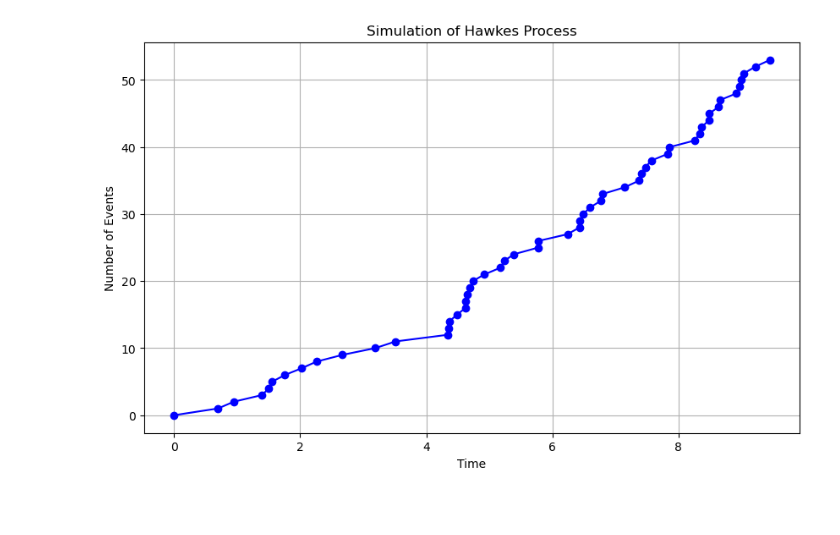
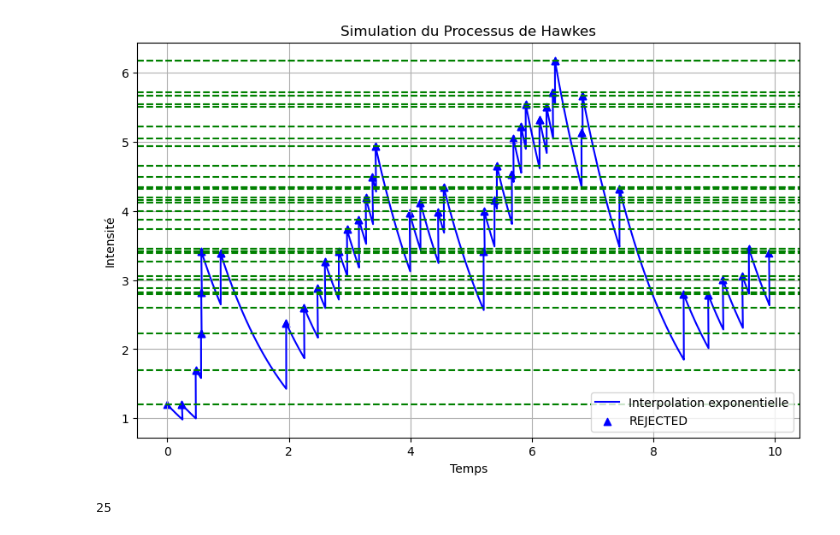
Before and after one commit to achillepmmr/Hawkes, a Jupyter notebook: HawkesNotebook.ipynb, the cells around one changed output. Cells and saved outputs as stored; diff of their text form; code cells hidden in the pictures; blank space fills up the shorter version.

```diff
--- a/HawkesNotebook.ipynb
+++ b/HawkesNotebook.ipynb
@@ -20,6 +20,7 @@ def sim_Hawkes(mu, alpha, beta, T):
     n = 0
     times = [0]
     events_count = [0]
+    intensity_hawkes =[mu]
 
     while s < T:
         lambda_bar = intensity(s, t, alpha, beta, mu)
@@ -33,28 +34,71 @@ def sim_Hawkes(mu, alpha, beta, T):
             t.append(s)
             times.append(s)
             events_count.append(n)
+            intensity_hawkes.append(lambda_s)
 
     if t[-1] <= T:
-        return times, events_count
+        return times, events_count, intensity_hawkes
     else:
-        return times[:-1], events_count[:-1]
+        return times[:-1], events_count[:-1], intensity_hawkes[:-1]
 # %%
 # Paramètres d'exemple
 mu = 1.2
 alpha = 0.6
 beta = 0.8
 T = 10
 
 # Simulation du processus de Hawkes
-times, events_count = sim_Hawkes(mu, alpha, beta, T)
+times, events_count, intensity_hawkes = sim_Hawkes(mu, alpha, beta, T)
 
-# Tracé du nombre d'événements en fonction du temps
+# Interpolation exponentielle décroissante entre les points de données
+interpolated_intensity = []
+interpolated_times = []
+intensity_s_values = []
+intensity_s_next_values = []
+
+max_intensity_per_interval = []
+intensity_prev = []
+for i in range(len(times) - 1):
+    max_intensity_per_interval.append(max(intensity_hawkes[i], intensity_hawkes[i+1]))
+
+
+
+for i in range(len(intensity_hawkes) - 1):
+    s, s_next = times[i], times[i + 1]
+    intensity_s, intensity_s_next = intensity_hawkes[i], intensity_hawkes[i + 1]
+    interpolated_intensity.append(intensity_s)
+    interpolated_times.append(s)
+    intensity_s_values.append(intensity_s)
+    intensity_s_next_values.append(intensity_s_next)
+    while s < s_next:
+        s += 0.01  # pas de temps pour l'interpolation
+        interpolated_intensity.append(intensity_s * np.exp(-beta * (s - times[i])))
+        interpolated_times.append(s)
+
+# Ajout de la dernière valeur d'intensité
+interpolated_intensity.append(intensity_hawkes[-1])
+interpolated_times.append(times[-1])
+
+# Tracé de l'intensité en fonction du temps avec échelle logarithmique
 plt.figure(figsize=(10, 6))
-plt.plot(times, events_count, color='blue', marker='o',  drawstyle='steps-post'))
-plt.xlabel('Time')
-plt.ylabel('Number of Events')
-plt.title('Simulation of Hawkes Process')
+plt.plot(interpolated_times, interpolated_intensity, color='blue', linestyle='-', label='Interpolation exponentielle')
+
+# Tracé des points intensity_s et intensity_s_next
+plt.scatter(times[:-1], intensity_s_values, color='blue', marker='^', label='REJECTED')
+plt.scatter(times[1:], intensity_s_next_values, color='blue', marker='^')
+
+for i, max_intensity in enumerate(max_intensity_per_interval):
+    plt.axhline(y=max_intensity, color='green', linestyle='--')
+
+plt.xlabel('Temps')
+plt.ylabel('Intensité')
+plt.title('Simulation du Processus de Hawkes')
+plt.legend()
 plt.grid(True)
 plt.show()
 # %% [output]
-[figure, old version]
+[figure, new version]
+# %%
+len(times)
+# %% [output]
+25
```
